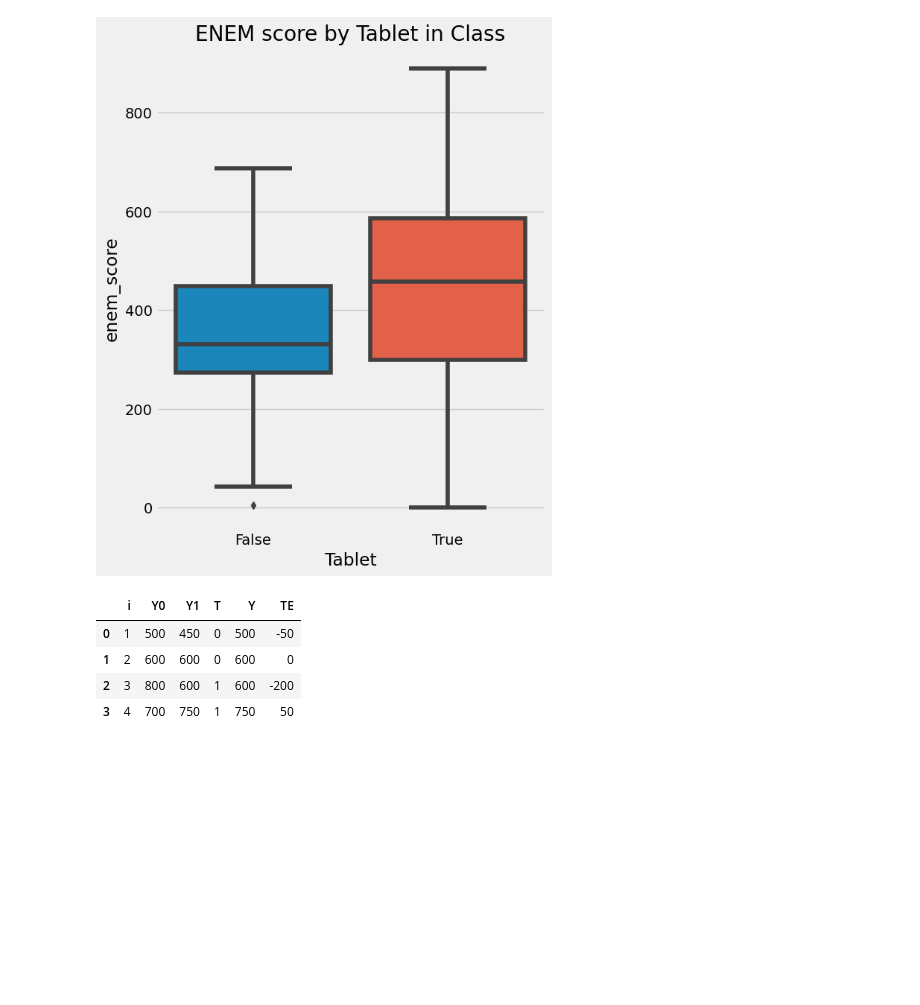
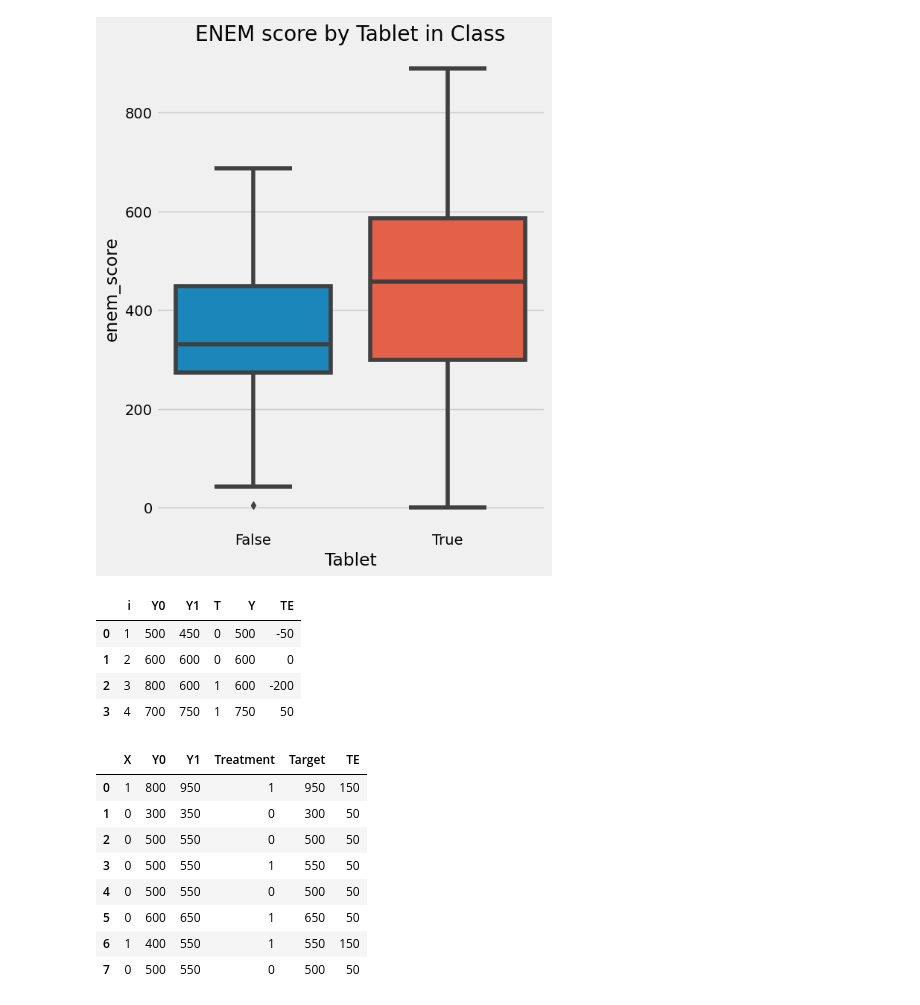
Before and after one commit to Yurashku/Causal_Inference_lectures, a Jupyter notebook: 1/examples.ipynb, the cells around one changed output. Saved outputs shown, nothing was run; the diff lists cells and outputs as text; code cells hidden in the pictures; blank space fills up the shorter version.

```diff
--- a/1/examples.ipynb
+++ b/1/examples.ipynb
@@ -58,0 +76,19 @@ pd.DataFrame(dict(
+# %%
+datasets.gen_oracle_df().rename(columns={
+    'Target_untreated' : 'Y0',
+    'Target_treated' : 'Y1',
+    # 'Target_untreated' : 'Y0',
+    # 'Target_untreated' : 'Y0',
+    # 'Target_untreated' : 'Y0',
+    # 'Target_untreated' : 'Y0',
+})
+# %% [output]
+|  | X | Y0 | Y1 | Treatment | Target | TE |
+| 0 | 1 | 800 | 950 | 1 | 950 | 150 |
+| 1 | 0 | 300 | 350 | 0 | 300 | 50 |
+| 2 | 0 | 500 | 550 | 0 | 500 | 50 |
+| 3 | 0 | 500 | 550 | 1 | 550 | 50 |
+| 4 | 0 | 500 | 550 | 0 | 500 | 50 |
+| 5 | 0 | 600 | 650 | 1 | 650 | 50 |
+| 6 | 1 | 400 | 550 | 1 | 550 | 150 |
+| 7 | 0 | 500 | 550 | 0 | 500 | 50 |
```
Also changed, not shown: parts of 6 cells of this notebook, 2 other files.
